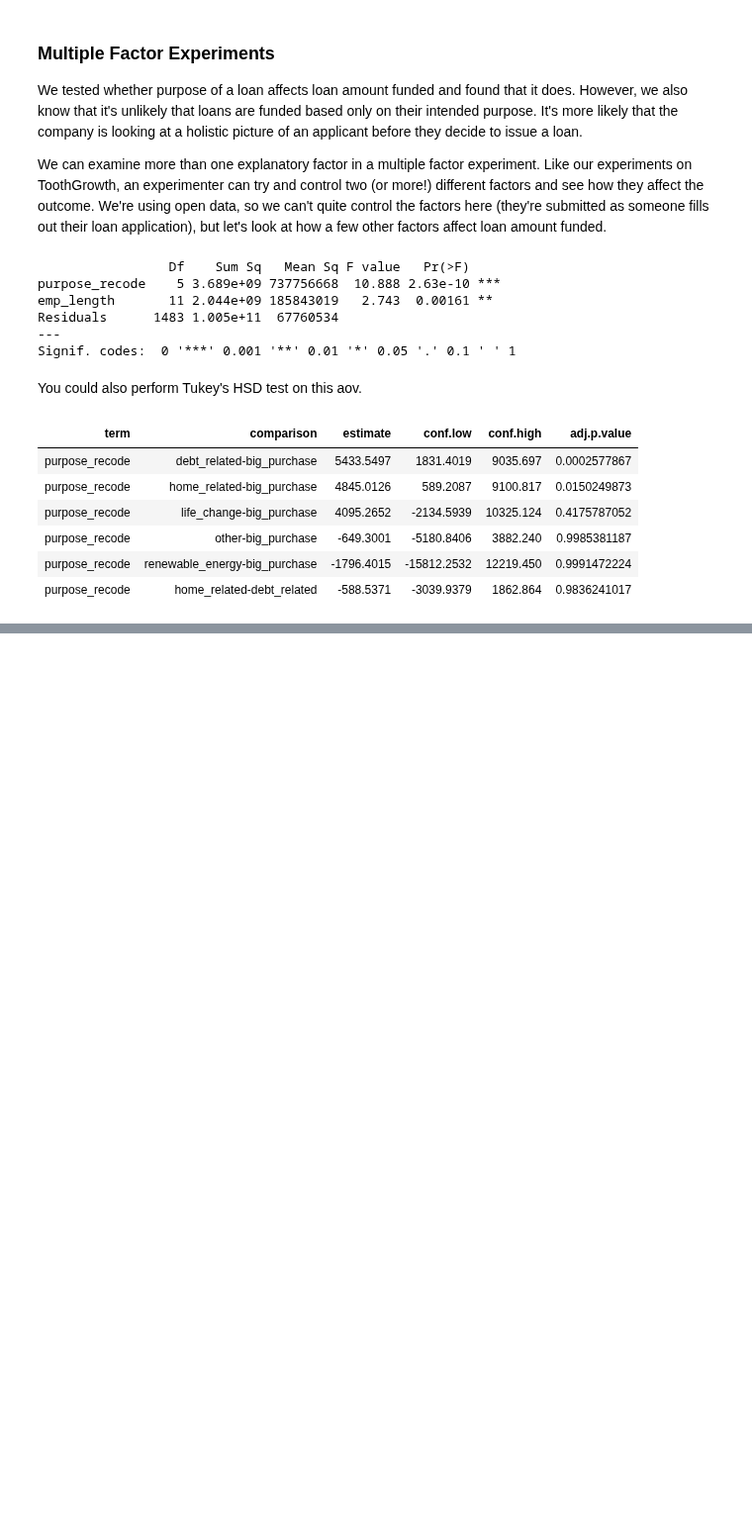
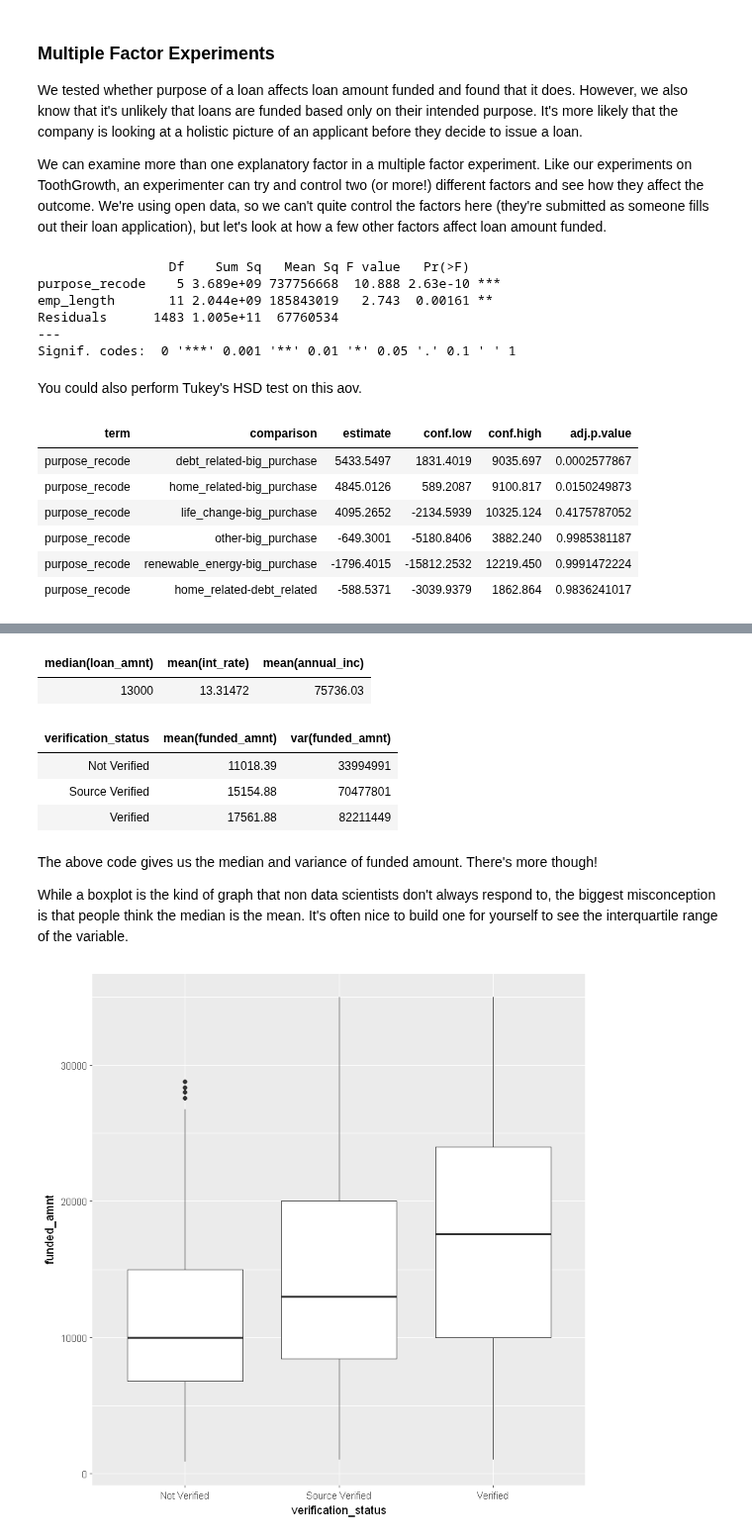
Before and after one commit to iamjz/R-Data, a Jupyter notebook: Design of Experiments.ipynb, the cells around one changed output, grey strips where cells are left out. Shown at 99% size. Saved outputs shown, nothing was run; the diff lists cells and outputs as text; code cells hidden in the pictures; blank space fills up the shorter version.

```diff
--- a/Design of Experiments.ipynb
+++ b/Design of Experiments.ipynb
@@ -1253,0 +1260,27 @@ head(tidy(TukeyHSD(purpose_emp_aov, conf.level = 0.95)))
+# %%
+lendingclub %>%
+    summarise(median(loan_amnt),
+                mean(int_rate),
+                 mean(annual_inc))
+# %% [output]
+| median(loan_amnt) | mean(int_rate) | mean(annual_inc) |
+| 13000 | 13.31472 | 75736.03 |
+# %%
+lendingclub %>%
+    group_by(verification_status) %>%
+    summarise(mean(funded_amnt),
+                 var(funded_amnt))
+# %% [output]
+| verification_status | mean(funded_amnt) | var(funded_amnt) |
+| Not Verified | 11018.39 | 33994991 |
+| Source Verified | 15154.88 | 70477801 |
+| Verified | 17561.88 | 82211449 |
+# %% [markdown]
+The above code gives us the median and variance of funded amount. There's more though!
+
+While a boxplot is the kind of graph that non data scientists don't always respond to, the biggest misconception is that people think the median is the mean. It's often nice to build one for yourself to see the interquartile range of the variable.
+# %%
+ggplot(data = lendingclub, aes(x = verification_status, y = funded_amnt)) +
+    geom_boxplot()
+# %% [output]
+[figure, added]
```
Also changed, not shown: parts of 17 cells of this notebook, 2 other files.
